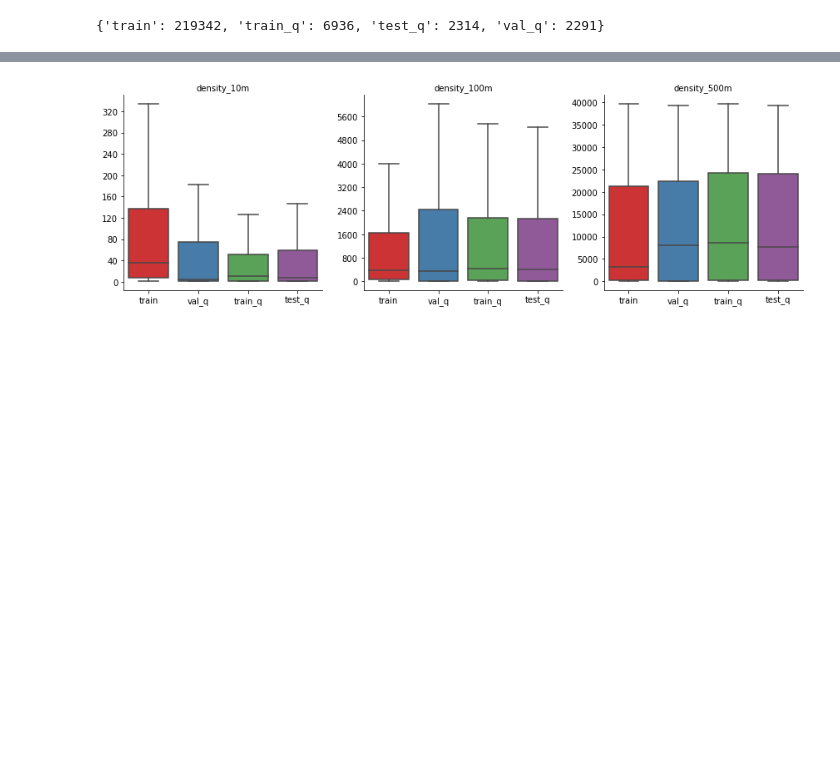
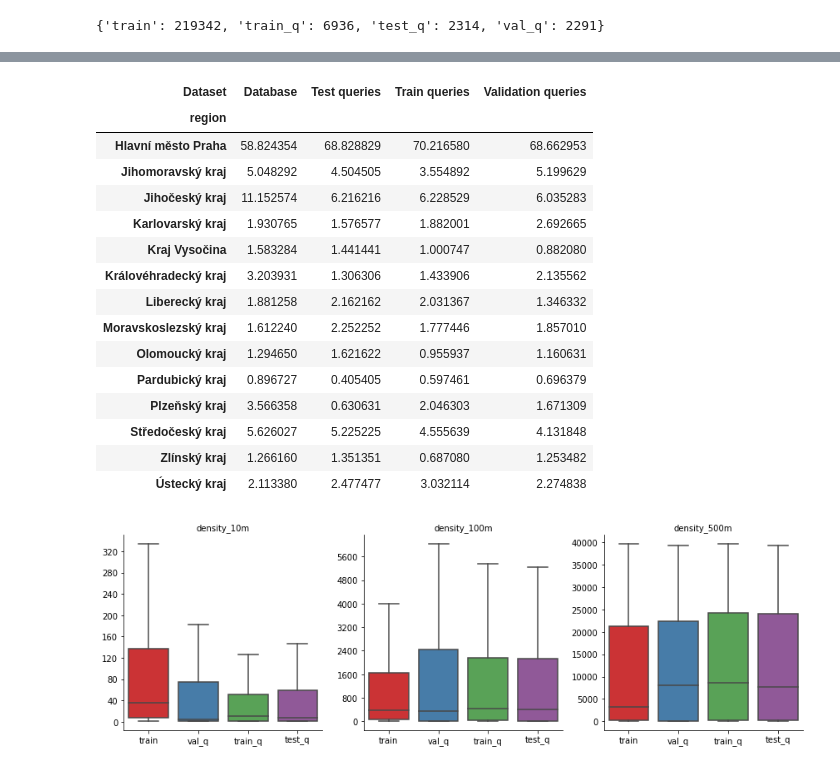
Before and after one commit to ABlack-git/diploma-thesis, a Jupyter notebook: notebooks/data_analysis.ipynb, the cells around one changed output, grey strips where cells are left out. Drawn from its saved outputs; the diff is of its cells as text; code cells hidden in the pictures; blank space fills up the shorter version.

```diff
--- a/notebooks/data_analysis.ipynb
+++ b/notebooks/data_analysis.ipynb
@@ -30,7 +33,7 @@ def open_file(path):
 # %% [markdown]
 Let's get information about number of photos for each region in CZ.
 # %%
-cz_kraj = open_file('/Users/zakharca/Documents/Study/thesis/src/resources/cz_kraj.json')
+cz_kraj = open_file('../resources/cz_kraj.json')
 num_photos_per_region = {}
 for feature in cz_kraj['features']:
     region_name = feature['properties']['NAZEV_NUTS']
@@ -120,7 +123,7 @@ num_photos_df.to_csv("/Users/zakharca/Documents/Study/thesis/src/output/photos_b
 # %% [markdown]
 I also have a shapefile which contains geographical information about city districts. Since majority of photos in the dataset comes from Prague, let's find out number of photos per district in Prague.
 # %%
-cz_city_parts = open_file('/Users/zakharca/Documents/Study/thesis/src/resources/cz_mc.json')
+cz_city_parts = open_file('../resources/cz_mc.json')
 n_photos_per_city_part = {}
 for feature in cz_city_parts['features']:
     if feature['properties']['KOD_LAU1'] != 'CZ0100':
@@ -254,5 +270,8 @@ by_regions = datasets_geo_df.value_counts(['ds_name', 'region']).reset_index(nam
 # %%
 tmp = by_regions.groupby(['ds_name', 'region']).agg({'count': sum}).groupby(level=0).apply(lambda x:
                                                  100 * x / float(x.sum())).reset_index()
-tmp.rename(columns={'count': 'percentage'}, inplace=True)
-sns.catplot(data=tmp, hue='ds_name', x='percentage', y='region', kind='bar', height=6)
+tmp.rename(columns={'count': "Percentage", "ds_name":"Dataset"}, inplace=True)
+tmp.loc[tmp['Dataset'] == "test_q", "Dataset"] = "Test queries"
+tmp.loc[tmp['Dataset'] == "train", "Dataset"] = "Database"
+tmp.loc[tmp['Dataset'] == "train_q", "Dataset"] = "Train queries"
+tmp.loc[tmp['Dataset'] == "val_q", "Dataset"] = "Validation queries"
@@ -262,3 +283,22 @@ sns.catplot(data=tmp, hue='ds_name', x='percentage', y='region', kind='bar', hei
+# %%
+tmp.pivot(index='region', columns="Dataset", values="Percentage")
+# %% [output]
+| Dataset | Database | Test queries | Train queries | Validation queries |
+| region |  |  |  |  |
+| Hlavní město Praha | 58.824354 | 68.828829 | 70.216580 | 68.662953 |
+| Jihomoravský kraj | 5.048292 | 4.504505 | 3.554892 | 5.199629 |
+| Jihočeský kraj | 11.152574 | 6.216216 | 6.228529 | 6.035283 |
+| Karlovarský kraj | 1.930765 | 1.576577 | 1.882001 | 2.692665 |
+| Kraj Vysočina | 1.583284 | 1.441441 | 1.000747 | 0.882080 |
+| Královéhradecký kraj | 3.203931 | 1.306306 | 1.433906 | 2.135562 |
+| Liberecký kraj | 1.881258 | 2.162162 | 2.031367 | 1.346332 |
+| Moravskoslezský kraj | 1.612240 | 2.252252 | 1.777446 | 1.857010 |
+| Olomoucký kraj | 1.294650 | 1.621622 | 0.955937 | 1.160631 |
+| Pardubický kraj | 0.896727 | 0.405405 | 0.597461 | 0.696379 |
+| Plzeňský kraj | 3.566358 | 0.630631 | 2.046303 | 1.671309 |
+| Středočeský kraj | 5.626027 | 5.225225 | 4.555639 | 4.131848 |
+| Zlínský kraj | 1.266160 | 1.351351 | 0.687080 | 1.253482 |
+| Ústecký kraj | 2.113380 | 2.477477 | 3.032114 | 2.274838 |
 # %%
 dens_long_df['ds_name'] = pd.Series([None]*len(dens_long_df))
 for k in datasets.keys():
```
Also changed, not shown: parts of 14 cells of this notebook, 8 other files.
